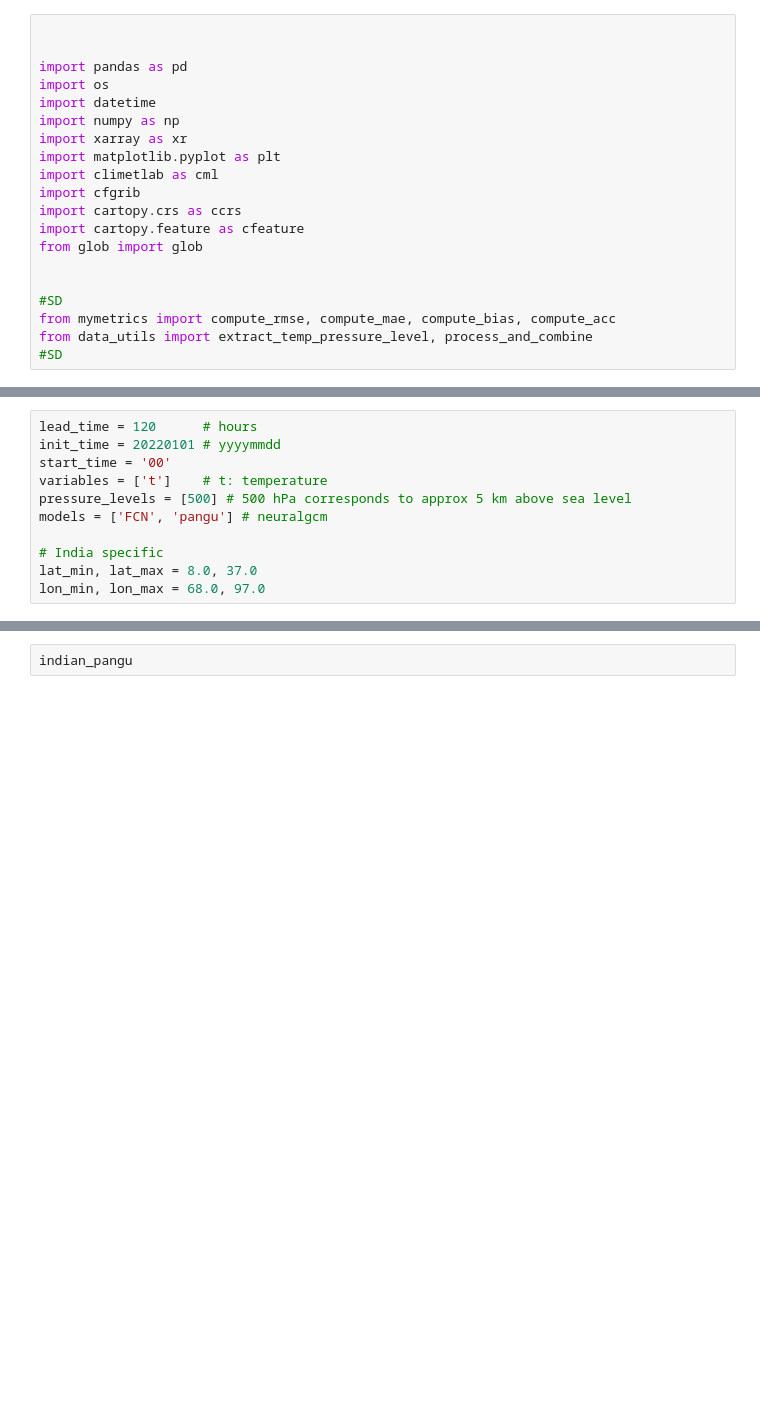
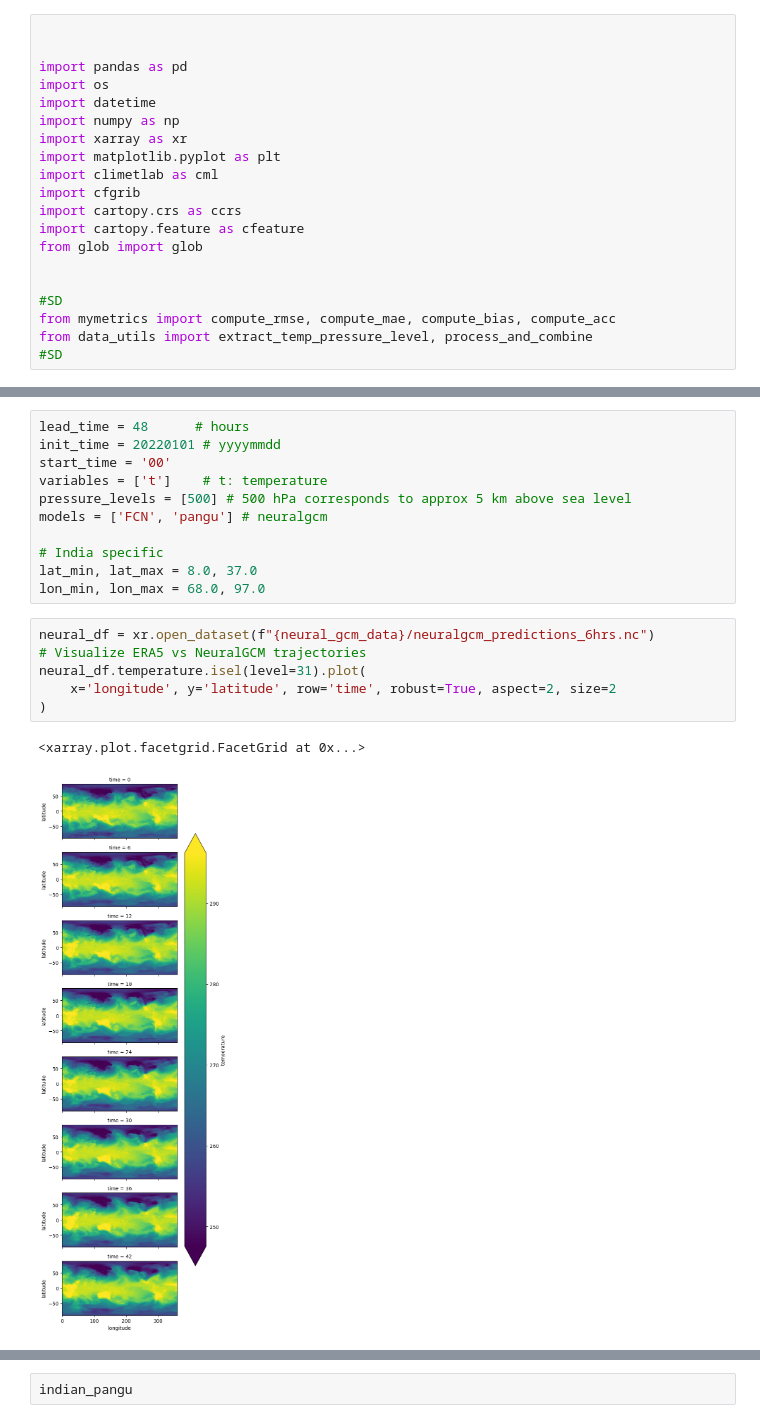
Before and after one commit to SaptarishiD/ai-models, a Jupyter notebook: src/ai_models/combining_forecasts_wrangling.ipynb, the cells around one changed output, grey strips where cells are left out. Saved outputs shown, nothing was run; the diff lists cells and outputs as text; blank space fills up the shorter version.

Commit message:
neuralgcm regrid

```diff
--- a/src/ai_models/combining_forecasts_wrangling.ipynb
+++ b/src/ai_models/combining_forecasts_wrangling.ipynb
@@ -31,5 +34,5 @@ india_era5_6days = '/Users/user/Documents_stuff/Ashoka/Capstone_Project/code/my_
 # %%
-lead_time = 120      # hours
+lead_time = 48      # hours
 init_time = 20220101 # yyyymmdd
 start_time = '00'
 variables = ['t']    # t: temperature
@@ -39,3 +42,12 @@ models = ['FCN', 'pangu'] # neuralgcm
 # India specific
 lat_min, lat_max = 8.0, 37.0
 lon_min, lon_max = 68.0, 97.0
+# %%
+neural_df = xr.open_dataset(f"{neural_gcm_data}/neuralgcm_predictions_6hrs.nc")
+# Visualize ERA5 vs NeuralGCM trajectories
+neural_df.temperature.isel(level=31).plot(
+    x='longitude', y='latitude', row='time', robust=True, aspect=2, size=2
+)
+# %% [output]
+<xarray.plot.facetgrid.FacetGrid at 0x...>
+[figure, added]
```
Also changed, not shown: parts of 20 cells of this notebook, 2 other files.
